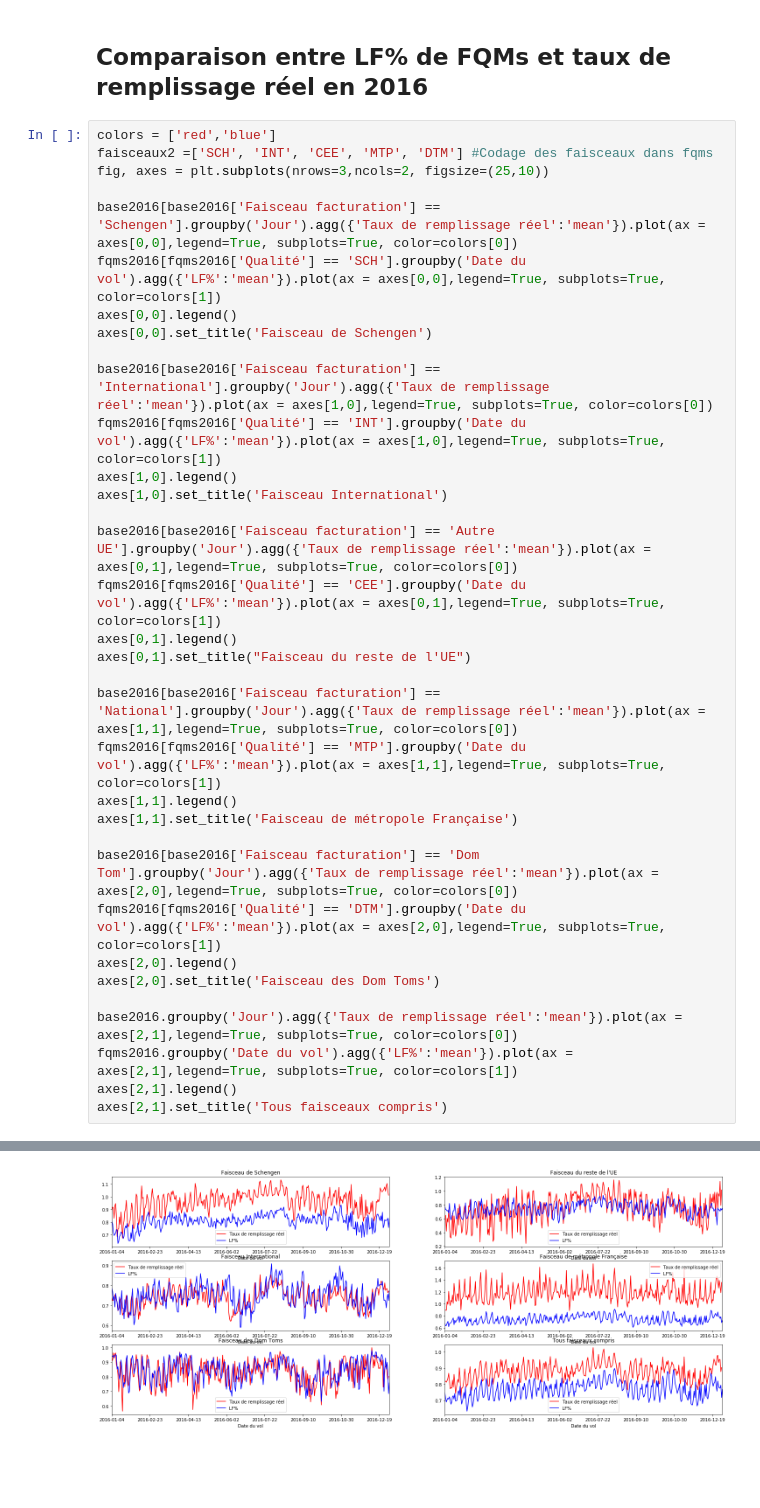
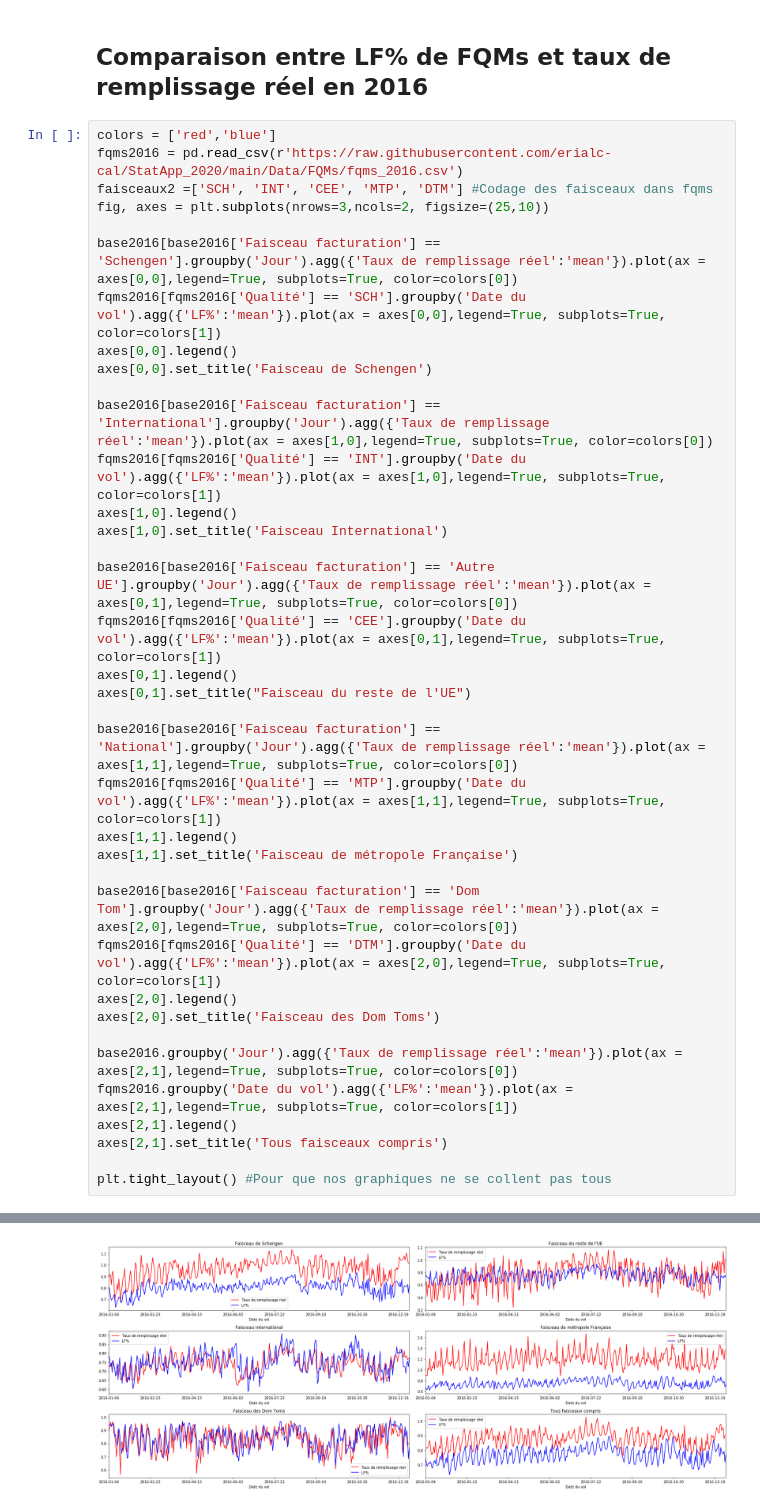
Before and after one commit to erialc-cal/StatApp_2020, a Jupyter notebook: Preparation reunion/Reunion 28-01 Victor.ipynb, the cells around one changed output, grey strips where cells are left out. Cells and saved outputs as stored; diff of their text form; blank space fills up the shorter version.

Commit message:
J'avais oublié d'actualiser mon fichier pour la réu

```diff
--- a/Preparation reunion/Reunion 28-01 Victor.ipynb
+++ b/Preparation reunion/Reunion 28-01 Victor.ipynb
@@ -76,6 +97,7 @@ g = sns.lineplot(x='Jour', y='Nombre de vols', data=df)
 ## Comparaison entre LF% de FQMs et taux de remplissage réel en 2016
 # %%
 colors = ['red','blue']
+fqms2016 = pd.read_csv(r'https://raw.githubusercontent.com/erialc-cal/StatApp_2020/main/Data/FQMs/fqms_2016.csv')
 faisceaux2 =['SCH', 'INT', 'CEE', 'MTP', 'DTM'] #Codage des faisceaux dans fqms
 fig, axes = plt.subplots(nrows=3,ncols=2, figsize=(25,10))
 
@@ -108,4 +130,6 @@ base2016.groupby('Jour').agg({'Taux de remplissage réel':'mean'}).plot(ax = axe
 fqms2016.groupby('Date du vol').agg({'LF%':'mean'}).plot(ax = axes[2,1],legend=True, subplots=True, color=colors[1])
 axes[2,1].legend()
 axes[2,1].set_title('Tous faisceaux compris')
+
+plt.tight_layout() #Pour que nos graphiques ne se collent pas tous
 # %% [output]
@@ -113 +136 @@ Text(0.5, 1.0, 'Tous faisceaux compris')
-[figure, old version]
+[figure, new version]
```
Also changed, not shown: parts of 18 cells of this notebook.
